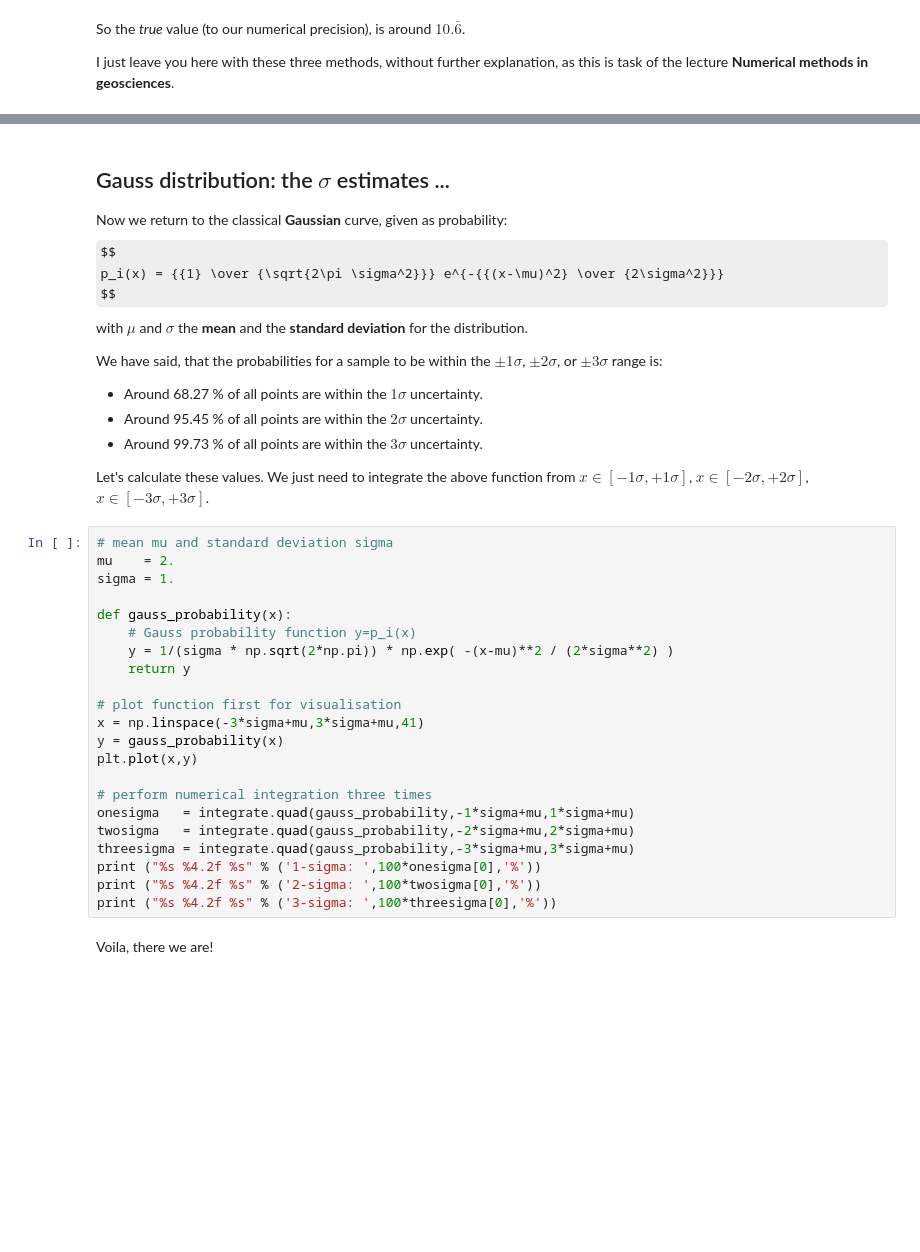
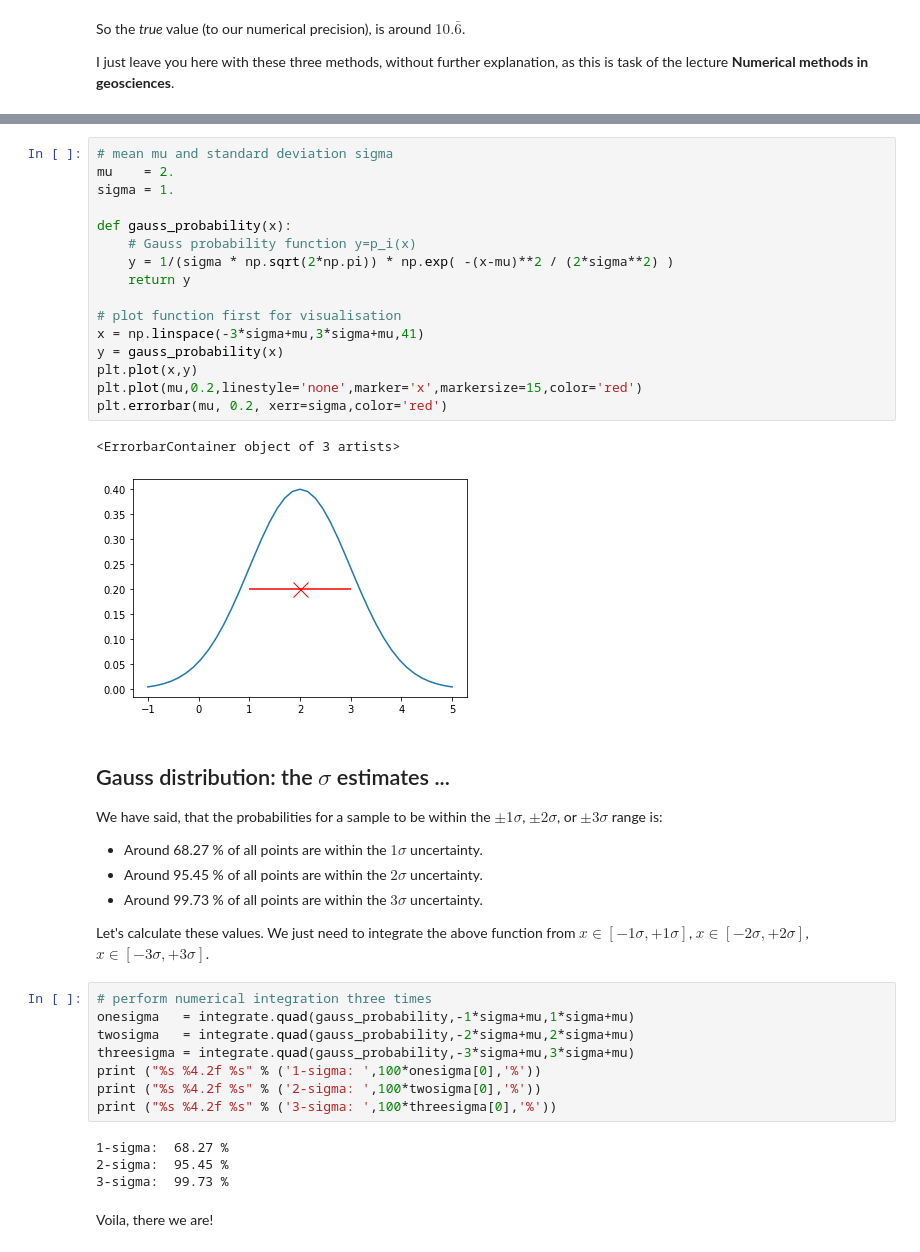
Before and after one commit to georgkaufmann/lecture_iceage, a Jupyter notebook: IceDyn_chap02_simpleintegration.ipynb, the cells around one changed output, grey strips where cells are left out. Saved outputs shown, nothing was run; the diff lists cells and outputs as text; some formulas as TeX source; blank space fills up the shorter version.

```diff
--- a/IceDyn_chap02_simpleintegration.ipynb
+++ b/IceDyn_chap02_simpleintegration.ipynb
@@ -88,11 +120,24 @@ lecture **Numerical methods in geosciences**.
+# %%
+# mean mu and standard deviation sigma
+mu    = 2.
+sigma = 1.
+
+def gauss_probability(x):
+    # Gauss probability function y=p_i(x)
+    y = 1/(sigma * np.sqrt(2*np.pi)) * np.exp( -(x-mu)**2 / (2*sigma**2) )
+    return y
+
+# plot function first for visualisation
+x = np.linspace(-3*sigma+mu,3*sigma+mu,41)
+y = gauss_probability(x)
+plt.plot(x,y)
+plt.plot(mu,0.2,linestyle='none',marker='x',markersize=15,color='red')
+plt.errorbar(mu, 0.2, xerr=sigma,color='red')
+# %% [output]
+<ErrorbarContainer object of 3 artists>
+[figure, added]
 # %% [markdown]
 ## Gauss distribution: the $\sigma$ estimates ...
-
-Now we return to the classical **Gaussian** curve, given as probability:
-$$
-p_i(x) = {{1} \over {\sqrt{2\pi \sigma^2}}} e^{-{{(x-\mu)^2} \over {2\sigma^2}}}
-$$
-with $\mu$ and $\sigma$ the **mean** and the **standard deviation** for the distribution.
 
 We have said, that the probabilities for a sample to be within the $\pm 1\sigma$, $\pm 2\sigma$,
 or $\pm 3\sigma$ range is:
@@ -106,20 +151,6 @@ $x \in [-1 \sigma,+1 \sigma]$,
 $x \in [-2 \sigma,+2 \sigma]$,
 $x \in [-3 \sigma,+3 \sigma]$.
 # %%
-# mean mu and standard deviation sigma
-mu    = 2.
-sigma = 1.
-
-def gauss_probability(x):
-    # Gauss probability function y=p_i(x)
-    y = 1/(sigma * np.sqrt(2*np.pi)) * np.exp( -(x-mu)**2 / (2*sigma**2) )
-    return y
-
-# plot function first for visualisation
-x = np.linspace(-3*sigma+mu,3*sigma+mu,41)
-y = gauss_probability(x)
-plt.plot(x,y)
-
 # perform numerical integration three times
 onesigma   = integrate.quad(gauss_probability,-1*sigma+mu,1*sigma+mu)
 twosigma   = integrate.quad(gauss_probability,-2*sigma+mu,2*sigma+mu)
@@ -127,5 +158,9 @@ threesigma = integrate.quad(gauss_probability,-3*sigma+mu,3*sigma+mu)
 print ("%s %4.2f %s" % ('1-sigma: ',100*onesigma[0],'%'))
 print ("%s %4.2f %s" % ('2-sigma: ',100*twosigma[0],'%'))
 print ("%s %4.2f %s" % ('3-sigma: ',100*threesigma[0],'%'))
+# %% [output]
+1-sigma:  68.27 %
+2-sigma:  95.45 %
+3-sigma:  99.73 %
 # %% [markdown]
 Voila, there we are!
```
Also changed, not shown: parts of 4 cells of this notebook, 18 other files.
